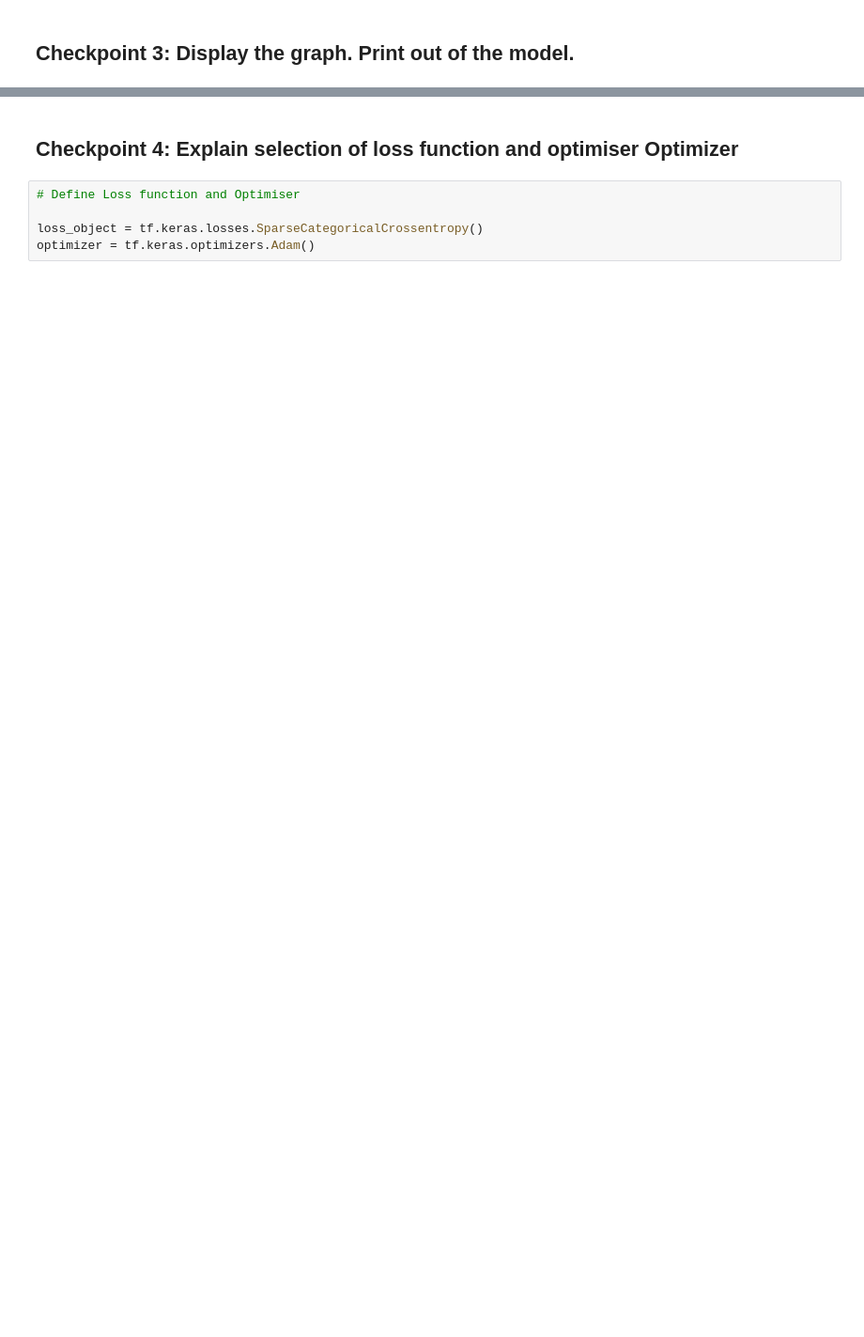
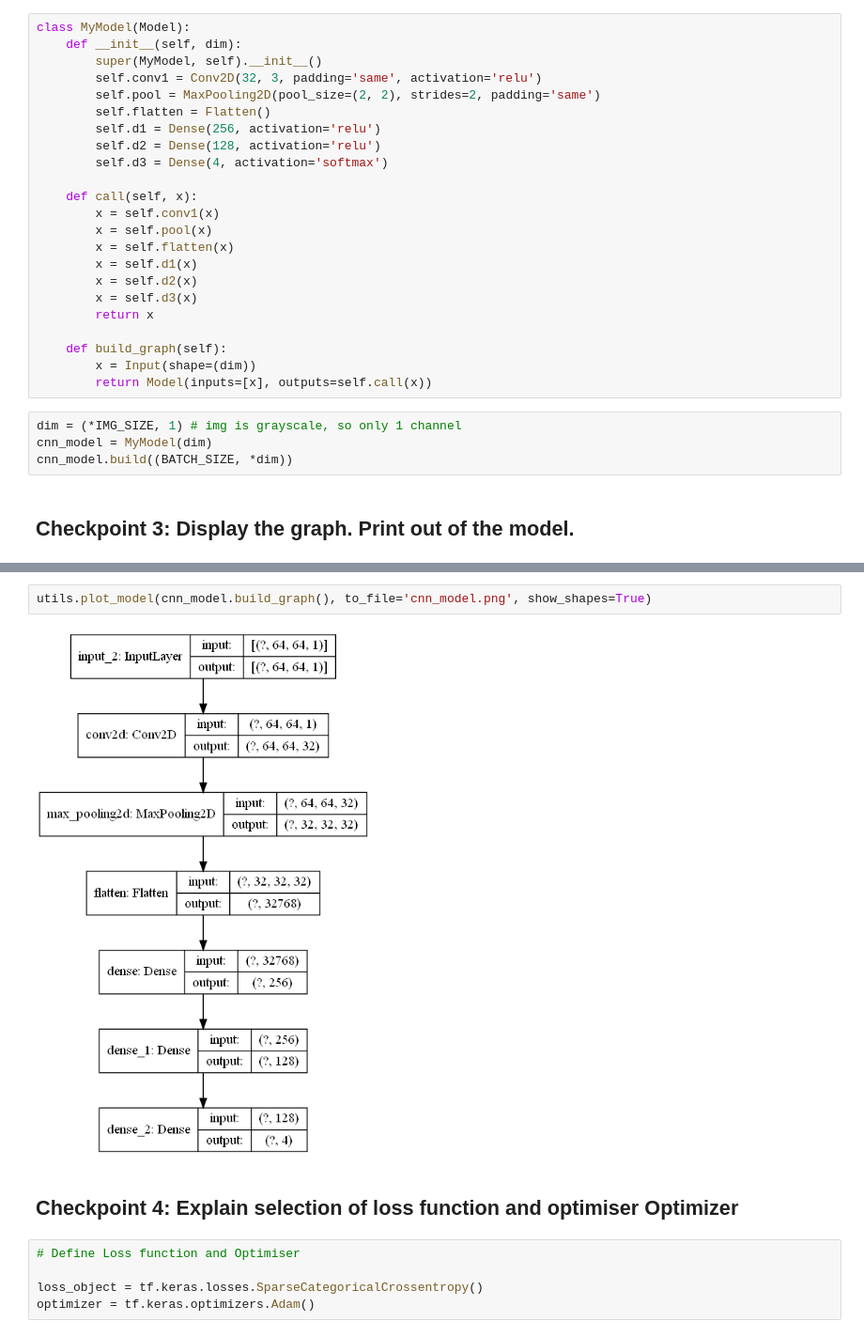
Before and after one commit to derong97/ai-for-healthcare, a Jupyter notebook: PS1/ps1.ipynb, the cells around one changed output, grey strips where cells are left out. Shown: that part at 94% size. Saved outputs shown, nothing was run; the diff lists cells and outputs as text; blank space fills up the shorter version.

```diff
--- a/PS1/ps1.ipynb
+++ b/PS1/ps1.ipynb
@@ -98,2 +181,29 @@ Normalization is a process that changes the range of pixel intensity values. The
+# %%
+class MyModel(Model):
+    def __init__(self, dim):
+        super(MyModel, self).__init__()
+        self.conv1 = Conv2D(32, 3, padding='same', activation='relu')
+        self.pool = MaxPooling2D(pool_size=(2, 2), strides=2, padding='same')
+        self.flatten = Flatten()
+        self.d1 = Dense(256, activation='relu')
+        self.d2 = Dense(128, activation='relu')
+        self.d3 = Dense(4, activation='softmax')
+
+    def call(self, x):
+        x = self.conv1(x)
+        x = self.pool(x)
+        x = self.flatten(x)
+        x = self.d1(x)
+        x = self.d2(x)
+        x = self.d3(x)
+        return x
+
+    def build_graph(self):
+        x = Input(shape=(dim))
+        return Model(inputs=[x], outputs=self.call(x))
+# %%
+dim = (*IMG_SIZE, 1) # img is grayscale, so only 1 channel
+cnn_model = MyModel(dim)
+cnn_model.build((BATCH_SIZE, *dim))
 # %% [markdown]
 ## Checkpoint 3: Display the graph. Print out of the model.
@@ -128,3 +230,7 @@ InvocationException: GraphViz's executables not found
+# %%
+utils.plot_model(cnn_model.build_graph(), to_file='cnn_model.png', show_shapes=True)
+# %% [output]
+[figure, added]
 # %% [markdown]
 ## Checkpoint 4: Explain selection of loss function and optimiser Optimizer
 # %%
```
Also changed, not shown: parts of 65 cells of this notebook, 4 other files.
